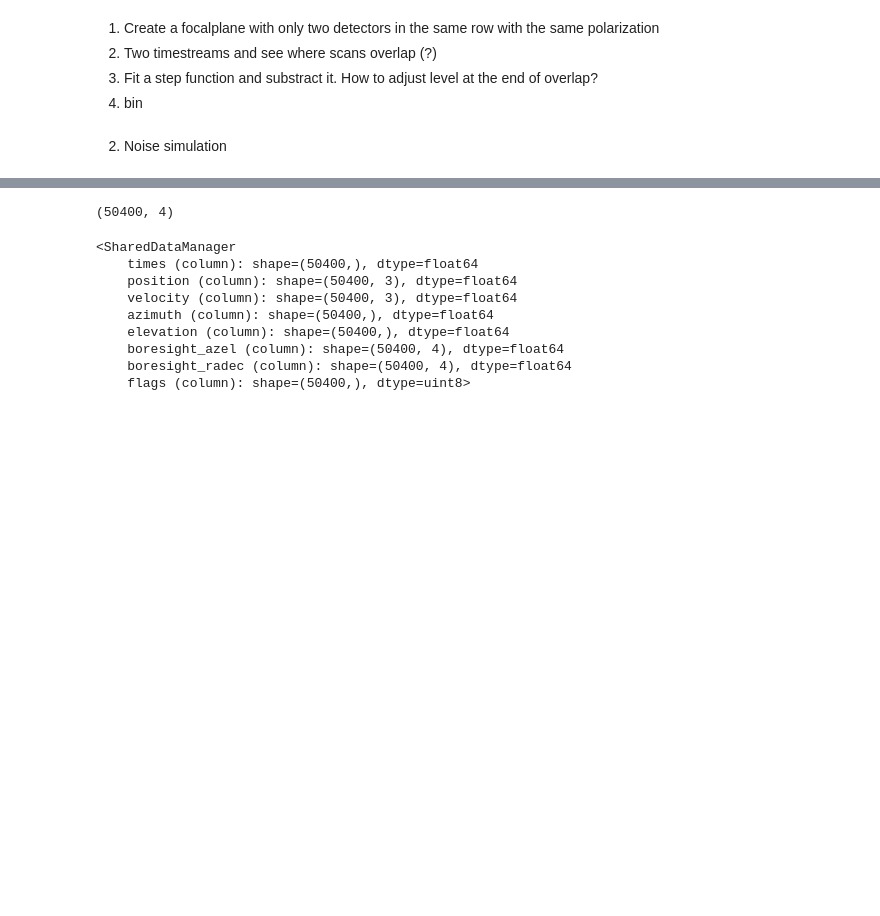
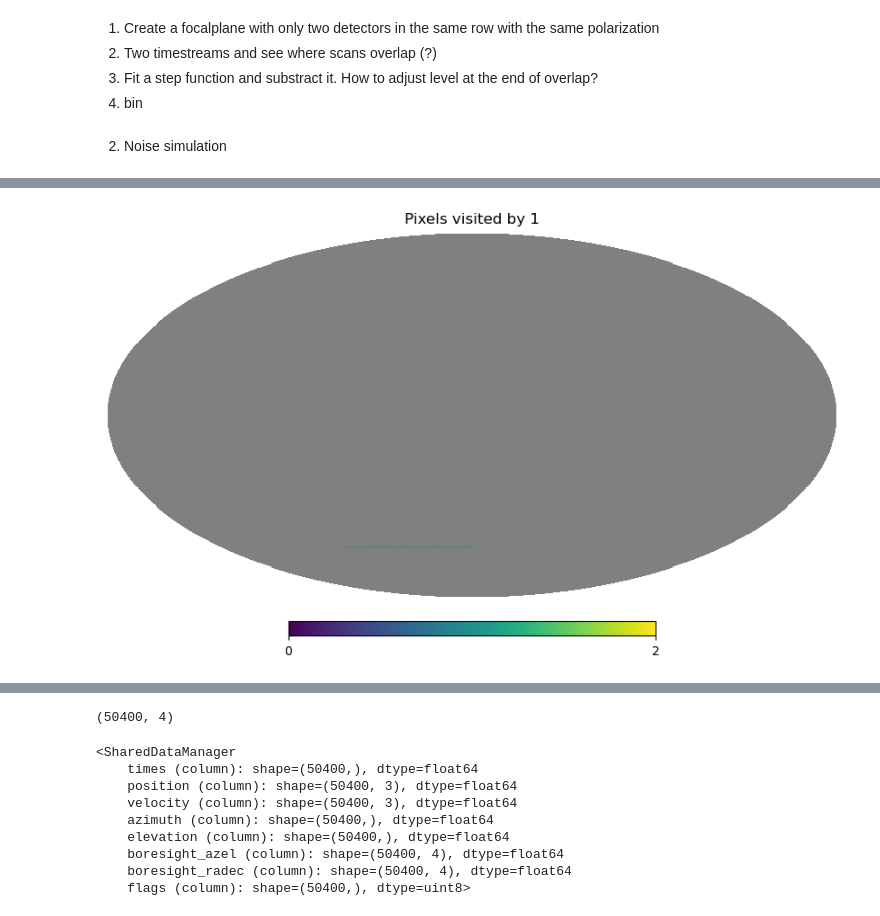
Before and after one commit to julientang/M2-internship, a Jupyter notebook: notebook/pointing.ipynb, the cells around one changed output, grey strips where cells are left out. Saved outputs shown, nothing was run; the diff lists cells and outputs as text; code cells hidden in the pictures; blank space fills up the shorter version.

```diff
--- a/notebook/pointing.ipynb
+++ b/notebook/pointing.ipynb
@@ -182,0 +258,4 @@ ob = data.obs[0]
+# %%
+hp.mollview(hits1,title = 'Pixels visited by 1')
+# %% [output]
+[figure, added]
```
Also changed, not shown: parts of 113 cells of this notebook, 3 other files.
